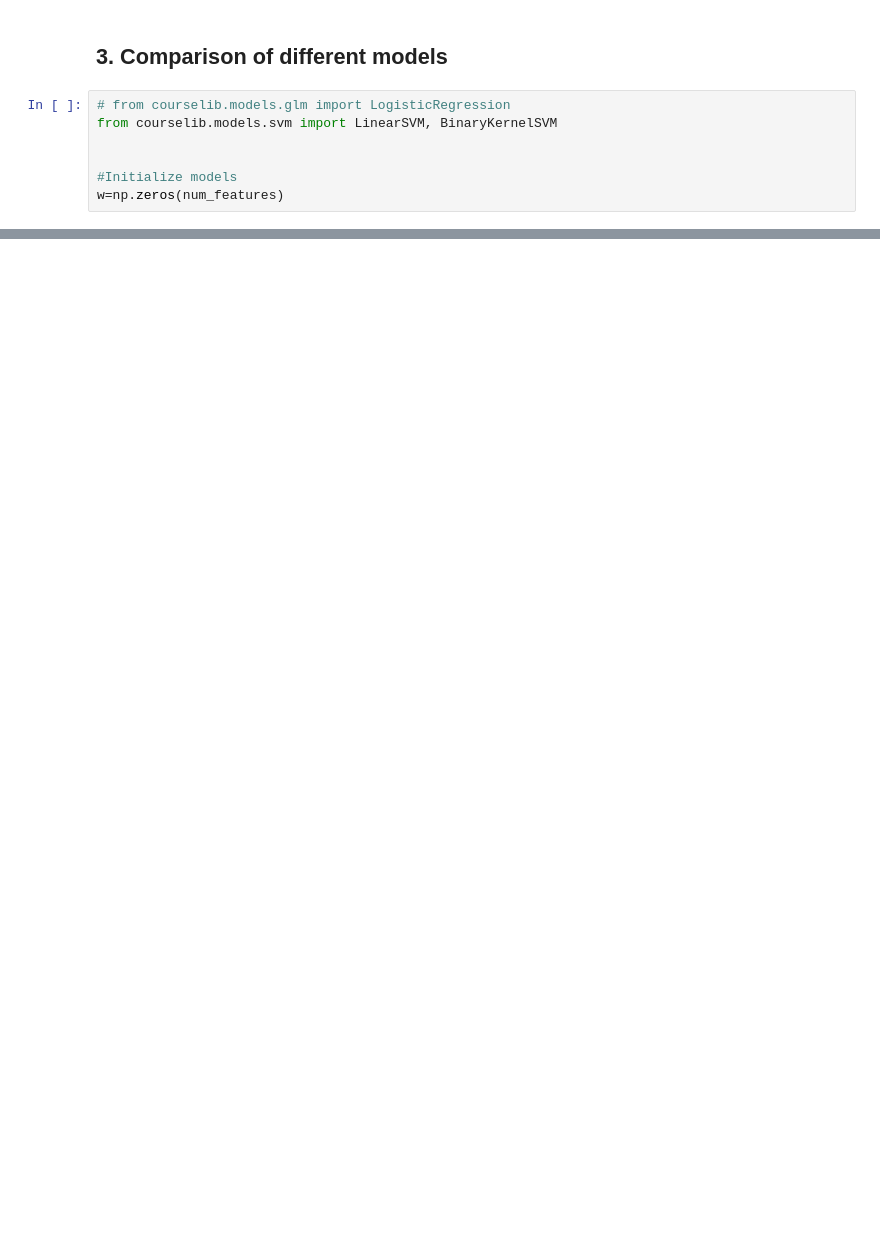
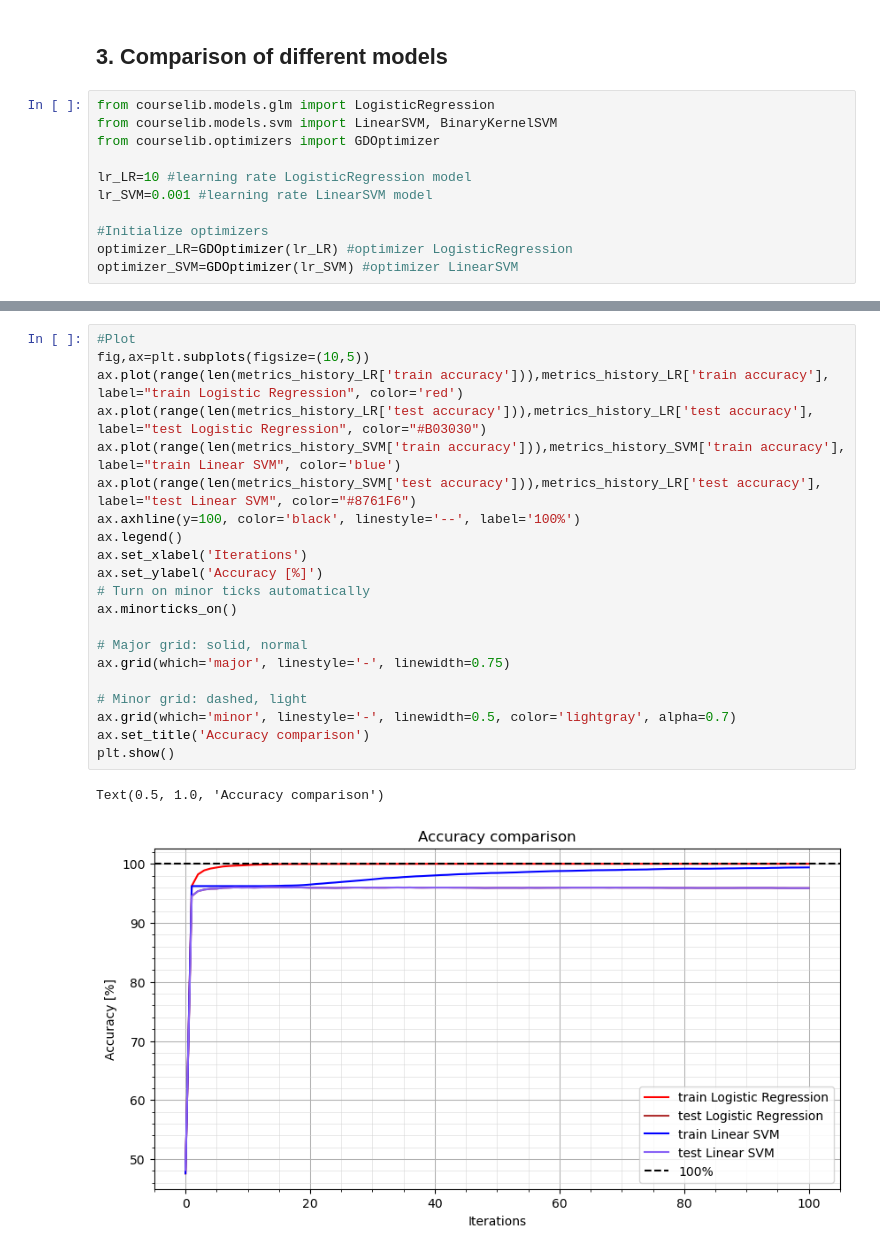
Before and after one commit to PH875/FakeNewsDetection_Project, a Jupyter notebook: fakenews_detection.ipynb, the cells around one changed output, grey strips where cells are left out. Drawn from its saved outputs; the diff is of its cells as text; blank space fills up the shorter version.

```diff
--- a/fakenews_detection.ipynb
+++ b/fakenews_detection.ipynb
@@ -105,9 +112,13 @@ num_features
 # %% [markdown]
 ## 3. Comparison of different models
 # %%
-# from courselib.models.glm import LogisticRegression
+from courselib.models.glm import LogisticRegression
 from courselib.models.svm import LinearSVM, BinaryKernelSVM
+from courselib.optimizers import GDOptimizer
 
+lr_LR=10 #learning rate LogisticRegression model
+lr_SVM=0.001 #learning rate LinearSVM model
 
-#Initialize models
-w=np.zeros(num_features)
+#Initialize optimizers
+optimizer_LR=GDOptimizer(lr_LR) #optimizer LogisticRegression
+optimizer_SVM=GDOptimizer(lr_SVM) #optimizer LinearSVM
@@ -130,0 +170,24 @@ from extensions.normalization_ext import standardize_sparse_matrix
+# %%
+#Plot
+fig,ax=plt.subplots(figsize=(10,5))
+ax.plot(range(len(metrics_history_LR['train accuracy'])),metrics_history_LR['train accuracy'], label="train Logistic Regression", color='red')
+ax.plot(range(len(metrics_history_LR['test accuracy'])),metrics_history_LR['test accuracy'], label="test Logistic Regression", color="#B03030")
+ax.plot(range(len(metrics_history_SVM['train accuracy'])),metrics_history_SVM['train accuracy'], label="train Linear SVM", color='blue')
+ax.plot(range(len(metrics_history_SVM['test accuracy'])),metrics_history_LR['test accuracy'], label="test Linear SVM", color="#8761F6")
+ax.axhline(y=100, color='black', linestyle='--', label='100%')
+ax.legend()
+ax.set_xlabel('Iterations')
+ax.set_ylabel('Accuracy [%]')
+# Turn on minor ticks automatically
+ax.minorticks_on()
+
+# Major grid: solid, normal
+ax.grid(which='major', linestyle='-', linewidth=0.75)
+
+# Minor grid: dashed, light
+ax.grid(which='minor', linestyle='-', linewidth=0.5, color='lightgray', alpha=0.7)
+ax.set_title('Accuracy comparison')
+plt.show()
+# %% [output]
+Text(0.5, 1.0, 'Accuracy comparison')
+[figure, added]
```
Also changed, not shown: parts of 8 cells of this notebook.
